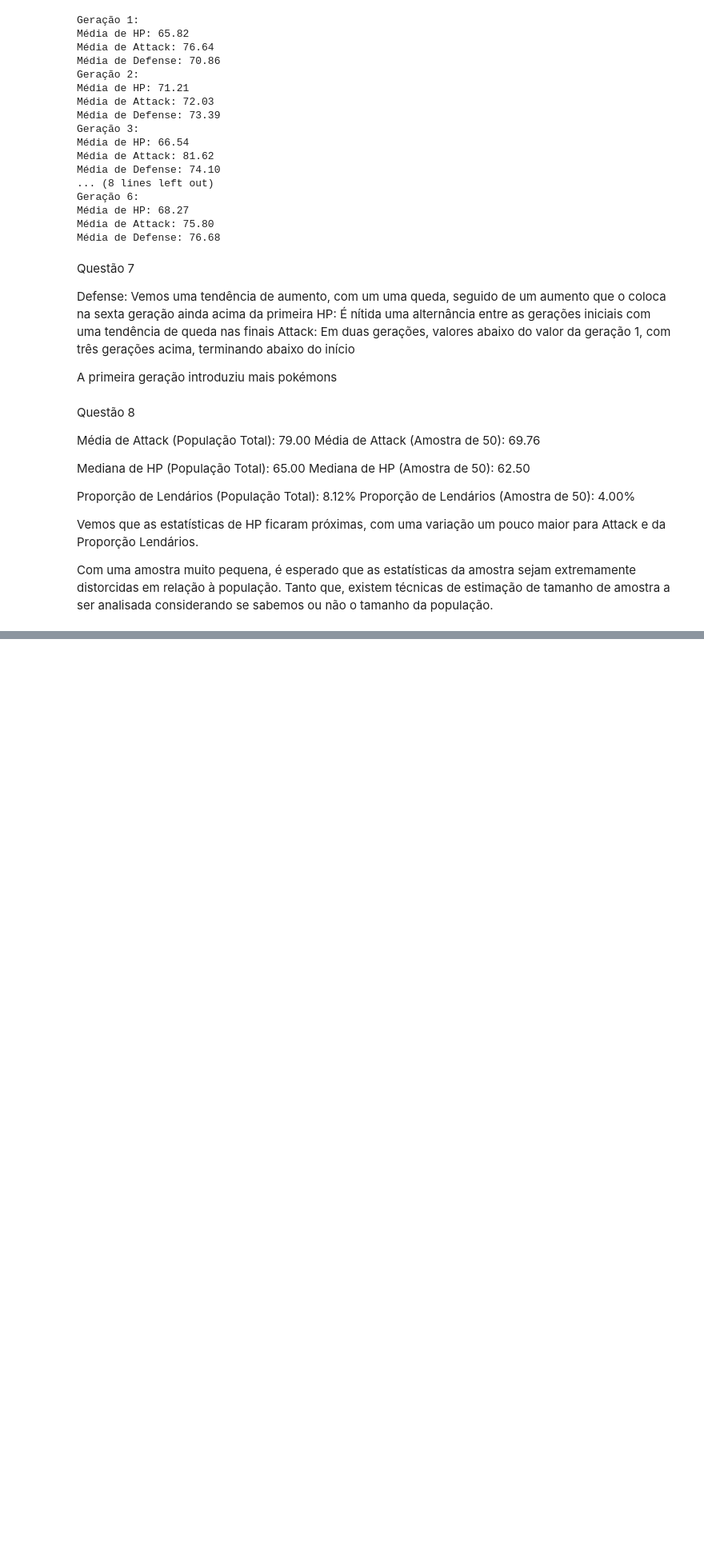
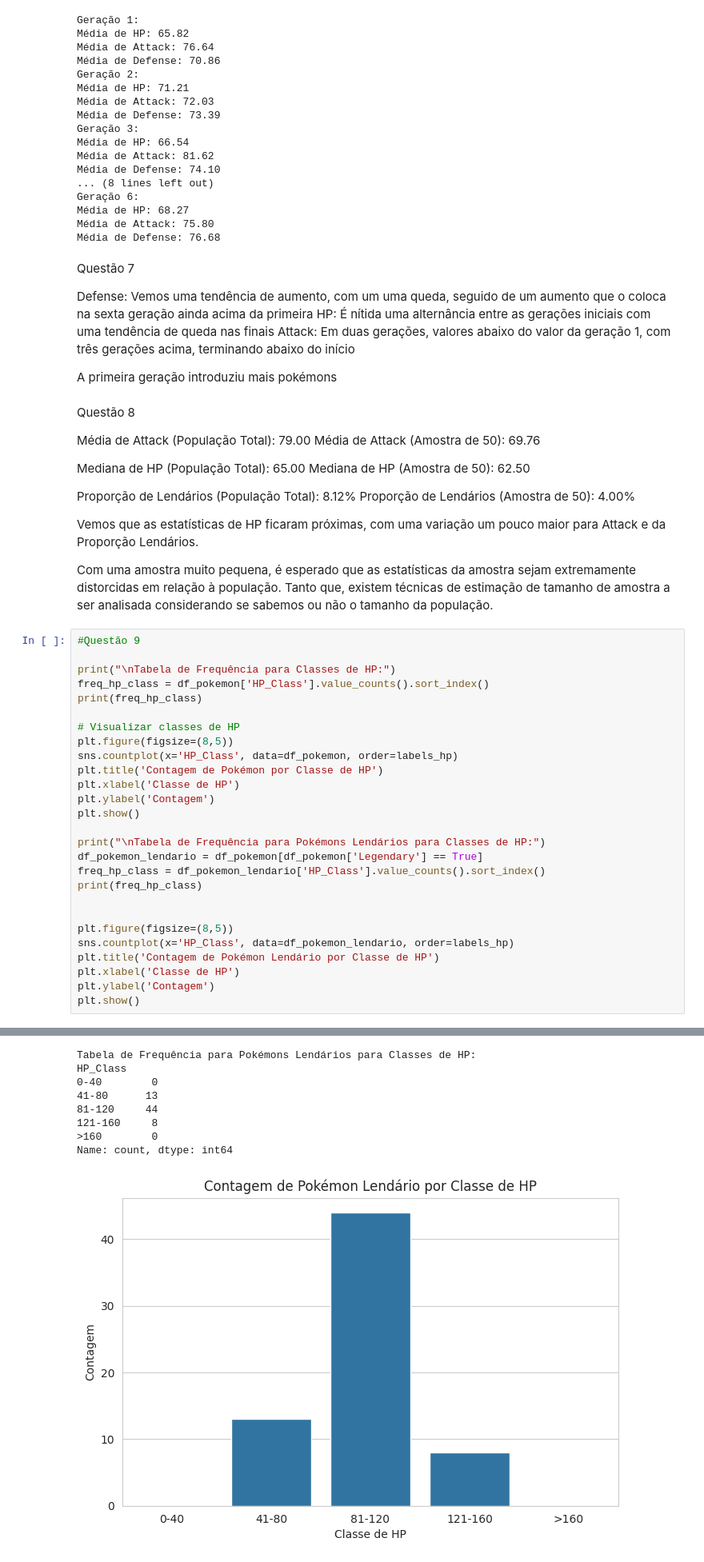
Before and after one commit to et586-estatistica/intro-data-analysis-MK-108, a Jupyter notebook: atividade1.ipynb, the cells around one changed output, grey strips where cells are left out. Shown: that part at 80% size. Drawn from its saved outputs; the diff is of its cells as text; blank space fills up the shorter version.

```diff
--- a/atividade1.ipynb
+++ b/atividade1.ipynb
@@ -718,3 +719,31 @@ Vemos que as estatísticas de HP ficaram próximas, com uma variação um pouco
 
 Com uma amostra muito pequena, é esperado que as estatísticas da amostra sejam extremamente distorcidas em relação à população.
 Tanto que, existem técnicas de estimação de tamanho de amostra a ser analisada considerando se sabemos ou não o tamanho da população.
+# %%
+#Questão 9
+
+print("\nTabela de Frequência para Classes de HP:")
+freq_hp_class = df_pokemon['HP_Class'].value_counts().sort_index()
+print(freq_hp_class)
+
+# Visualizar classes de HP
+plt.figure(figsize=(8,5))
+sns.countplot(x='HP_Class', data=df_pokemon, order=labels_hp)
+plt.title('Contagem de Pokémon por Classe de HP')
+plt.xlabel('Classe de HP')
+plt.ylabel('Contagem')
+plt.show()
+
+print("\nTabela de Frequência para Pokémons Lendários para Classes de HP:")
+df_pokemon_lendario = df_pokemon[df_pokemon['Legendary'] == True]
+freq_hp_class = df_pokemon_lendario['HP_Class'].value_counts().sort_index()
+print(freq_hp_class)
+
+
+plt.figure(figsize=(8,5))
+sns.countplot(x='HP_Class', data=df_pokemon_lendario, order=labels_hp)
+plt.title('Contagem de Pokémon Lendário por Classe de HP')
+plt.xlabel('Classe de HP')
+plt.ylabel('Contagem')
+plt.show()
+# %% [output]
@@ -720,0 +759,9 @@ Tanto que, existem técnicas de estimação de tamanho de amostra a ser analisad
+Tabela de Frequência para Pokémons Lendários para Classes de HP:
+HP_Class
+0-40        0
+41-80      13
+81-120     44
+121-160     8
+>160        0
+Name: count, dtype: int64
+[figure, added]
```
Also changed, not shown: parts of 7 cells of this notebook.
